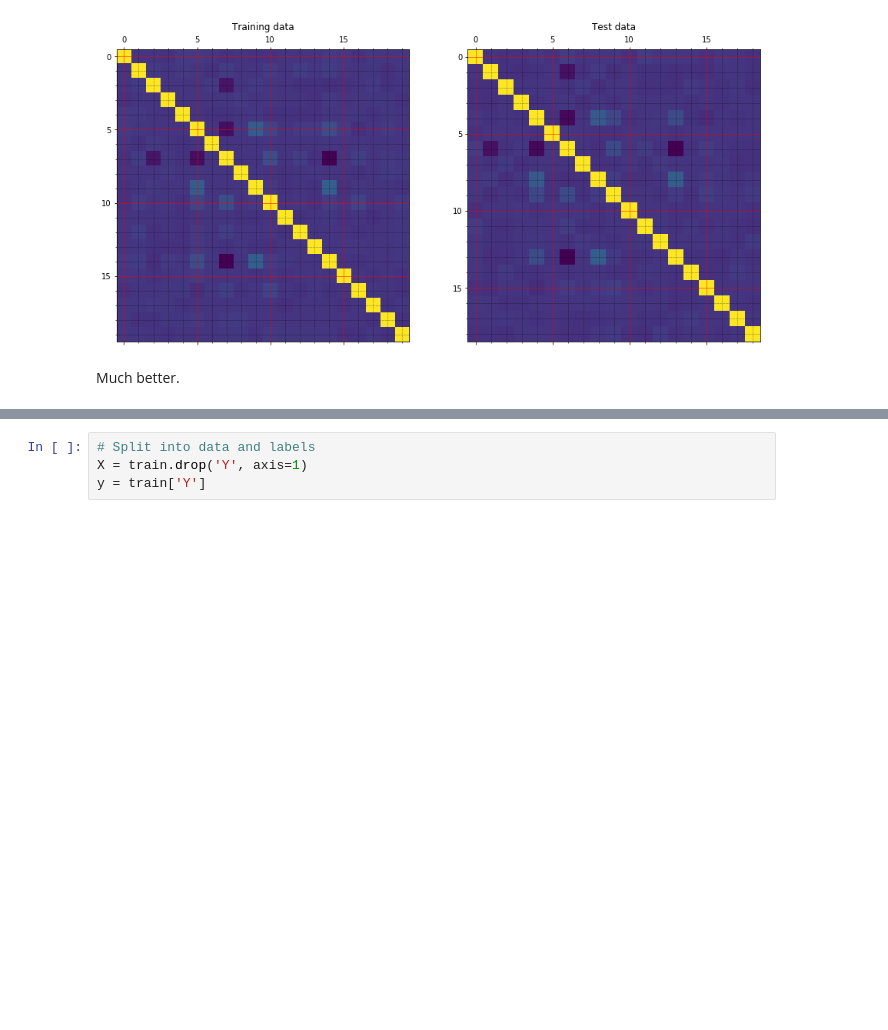
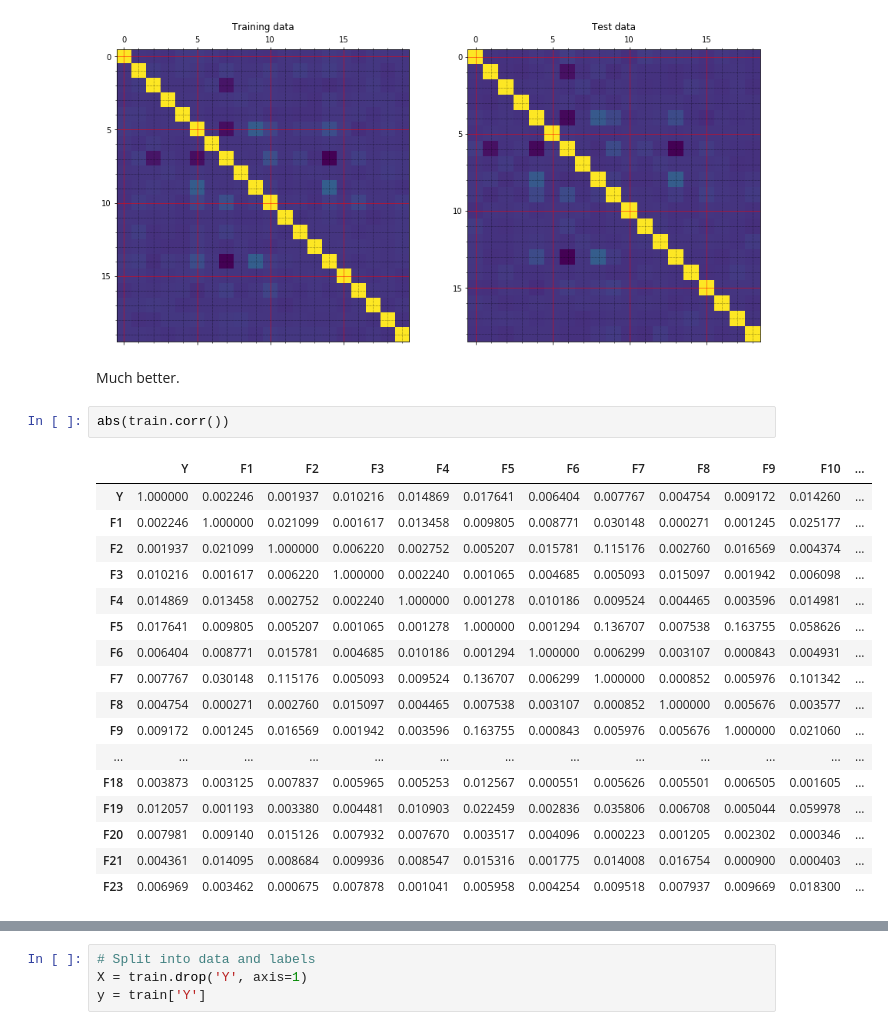
Before and after one commit to mkogerd/kaggle-midterm, a Jupyter notebook: Darden_KaggleMidterm.ipynb, the cells around one changed output, grey strips where cells are left out. Drawn from its saved outputs; the diff is of its cells as text; blank space fills up the shorter version.

```diff
--- a/Darden_KaggleMidterm.ipynb
+++ b/Darden_KaggleMidterm.ipynb
@@ -127,3 +125,23 @@ ax2.grid(which='minor', linestyle=':', linewidth='0.5', color='black')
 [figure]
 # %% [markdown]
 Much better.
+# %%
+abs(train.corr())
+# %% [output]
+|  | Y | F1 | F2 | F3 | F4 | F5 | F6 | F7 | F8 | F9 | F10 | ... |
+| Y | 1.000000 | 0.002246 | 0.001937 | 0.010216 | 0.014869 | 0.017641 | 0.006404 | 0.007767 | 0.004754 | 0.009172 | 0.014260 | ... |
+| F1 | 0.002246 | 1.000000 | 0.021099 | 0.001617 | 0.013458 | 0.009805 | 0.008771 | 0.030148 | 0.000271 | 0.001245 | 0.025177 | ... |
+| F2 | 0.001937 | 0.021099 | 1.000000 | 0.006220 | 0.002752 | 0.005207 | 0.015781 | 0.115176 | 0.002760 | 0.016569 | 0.004374 | ... |
+| F3 | 0.010216 | 0.001617 | 0.006220 | 1.000000 | 0.002240 | 0.001065 | 0.004685 | 0.005093 | 0.015097 | 0.001942 | 0.006098 | ... |
+| F4 | 0.014869 | 0.013458 | 0.002752 | 0.002240 | 1.000000 | 0.001278 | 0.010186 | 0.009524 | 0.004465 | 0.003596 | 0.014981 | ... |
+| F5 | 0.017641 | 0.009805 | 0.005207 | 0.001065 | 0.001278 | 1.000000 | 0.001294 | 0.136707 | 0.007538 | 0.163755 | 0.058626 | ... |
+| F6 | 0.006404 | 0.008771 | 0.015781 | 0.004685 | 0.010186 | 0.001294 | 1.000000 | 0.006299 | 0.003107 | 0.000843 | 0.004931 | ... |
+| F7 | 0.007767 | 0.030148 | 0.115176 | 0.005093 | 0.009524 | 0.136707 | 0.006299 | 1.000000 | 0.000852 | 0.005976 | 0.101342 | ... |
+| F8 | 0.004754 | 0.000271 | 0.002760 | 0.015097 | 0.004465 | 0.007538 | 0.003107 | 0.000852 | 1.000000 | 0.005676 | 0.003577 | ... |
+| F9 | 0.009172 | 0.001245 | 0.016569 | 0.001942 | 0.003596 | 0.163755 | 0.000843 | 0.005976 | 0.005676 | 1.000000 | 0.021060 | ... |
+| ... | ... | ... | ... | ... | ... | ... | ... | ... | ... | ... | ... | ... |
+| F18 | 0.003873 | 0.003125 | 0.007837 | 0.005965 | 0.005253 | 0.012567 | 0.000551 | 0.005626 | 0.005501 | 0.006505 | 0.001605 | ... |
+| F19 | 0.012057 | 0.001193 | 0.003380 | 0.004481 | 0.010903 | 0.022459 | 0.002836 | 0.035806 | 0.006708 | 0.005044 | 0.059978 | ... |
+| F20 | 0.007981 | 0.009140 | 0.015126 | 0.007932 | 0.007670 | 0.003517 | 0.004096 | 0.000223 | 0.001205 | 0.002302 | 0.000346 | ... |
+| F21 | 0.004361 | 0.014095 | 0.008684 | 0.009936 | 0.008547 | 0.015316 | 0.001775 | 0.014008 | 0.016754 | 0.000900 | 0.000403 | ... |
+| F23 | 0.006969 | 0.003462 | 0.000675 | 0.007878 | 0.001041 | 0.005958 | 0.004254 | 0.009518 | 0.007937 | 0.009669 | 0.018300 | ... |
```
Also changed, not shown: parts of 9 cells of this notebook, 3 other files.
